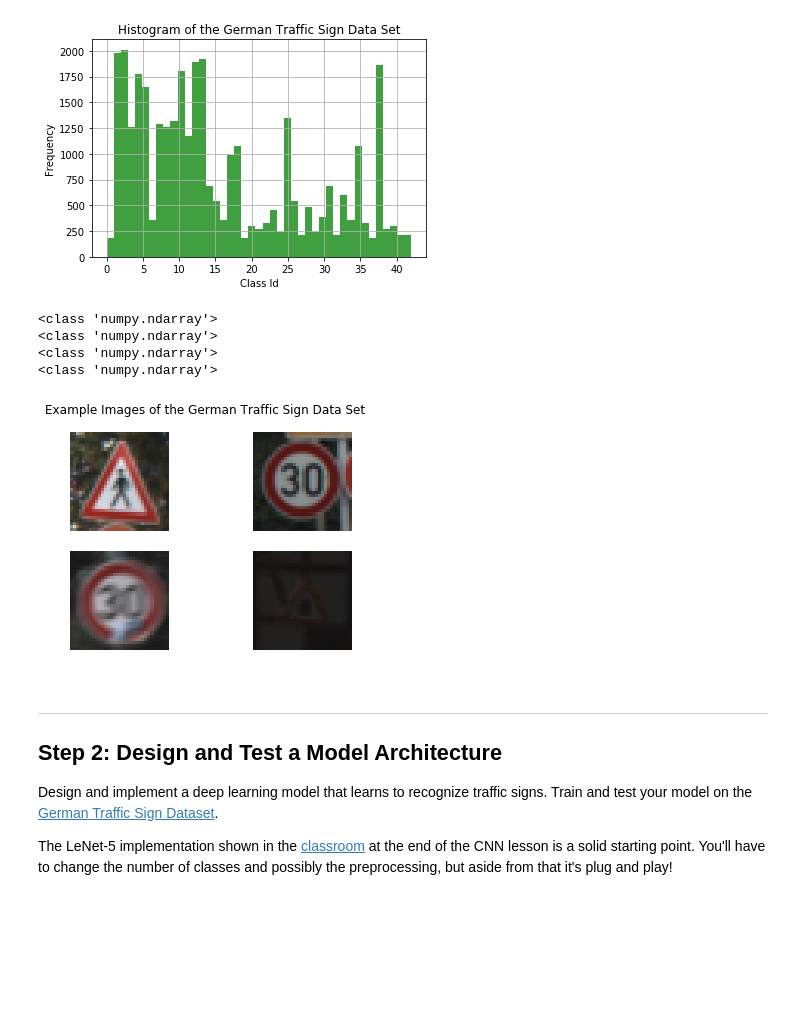
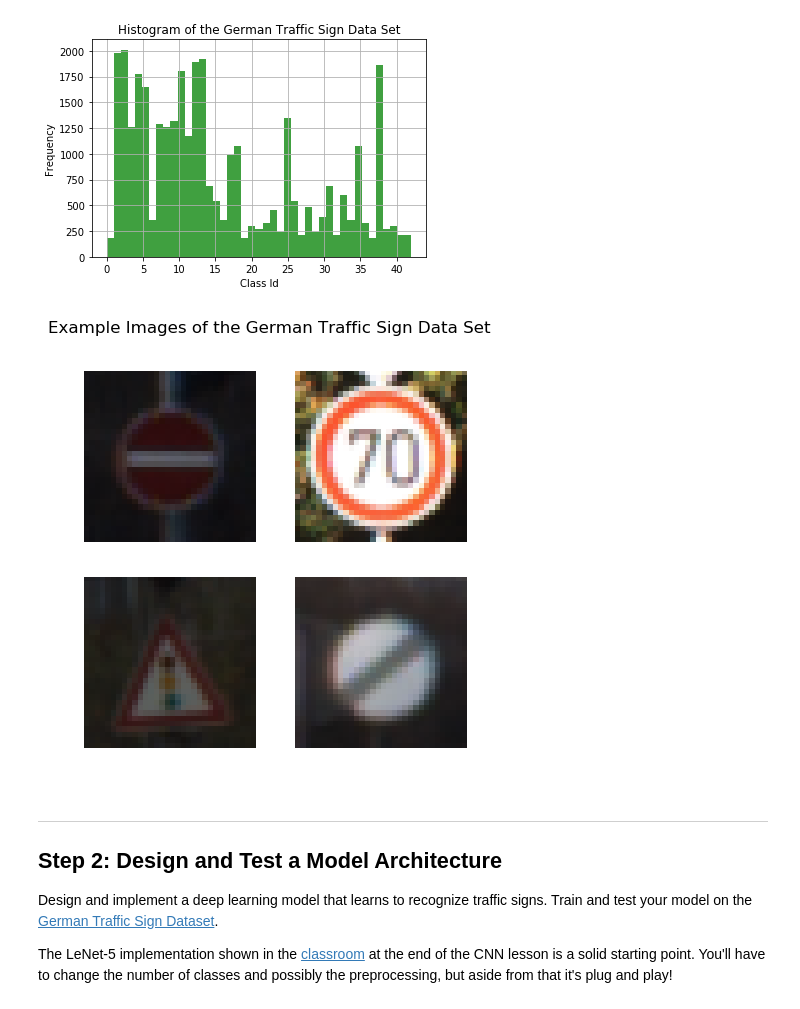
Before and after one commit to bkaewell/self-driving-car, a Jupyter notebook: P2-traffic-sign-classifier/Traffic_Sign_Classifier.ipynb, the cells around one changed output. Cells and saved outputs as stored; diff of their text form; code cells hidden in the pictures; blank space fills up the shorter version.

```diff
--- a/P2-traffic-sign-classifier/Traffic_Sign_Classifier.ipynb
+++ b/P2-traffic-sign-classifier/Traffic_Sign_Classifier.ipynb
@@ -123,22 +123,19 @@ plt.plot()
 [figure]
 # %%
 # Example images from the training data:
-fig=plt.figure()
+fig, ax = plt.subplots(figsize=(5, 5), dpi=100, facecolor='w', edgecolor='k')
+
 for i in range(4):
     index = random.randint(0, n_train)
     image = X_train[index]
     plt.subplot(2,2,i+1)
     plt.axis('off')
     tmp = plt.imshow(image)
-    print(type(image))
+    #print(type(image))
 tmp = plt.suptitle('Example Images of the German Traffic Sign Data Set')
 #plt.savefig('output/traffic_sign_examples.jpg', dpi=100)
 # %% [output]
-<class 'numpy.ndarray'>
-<class 'numpy.ndarray'>
-<class 'numpy.ndarray'>
-<class 'numpy.ndarray'>
-[figure, old version]
+[figure, new version]
 # %% [markdown]
 ----
 
```
Also changed, not shown: parts of 12 cells of this notebook, 1 other file.
